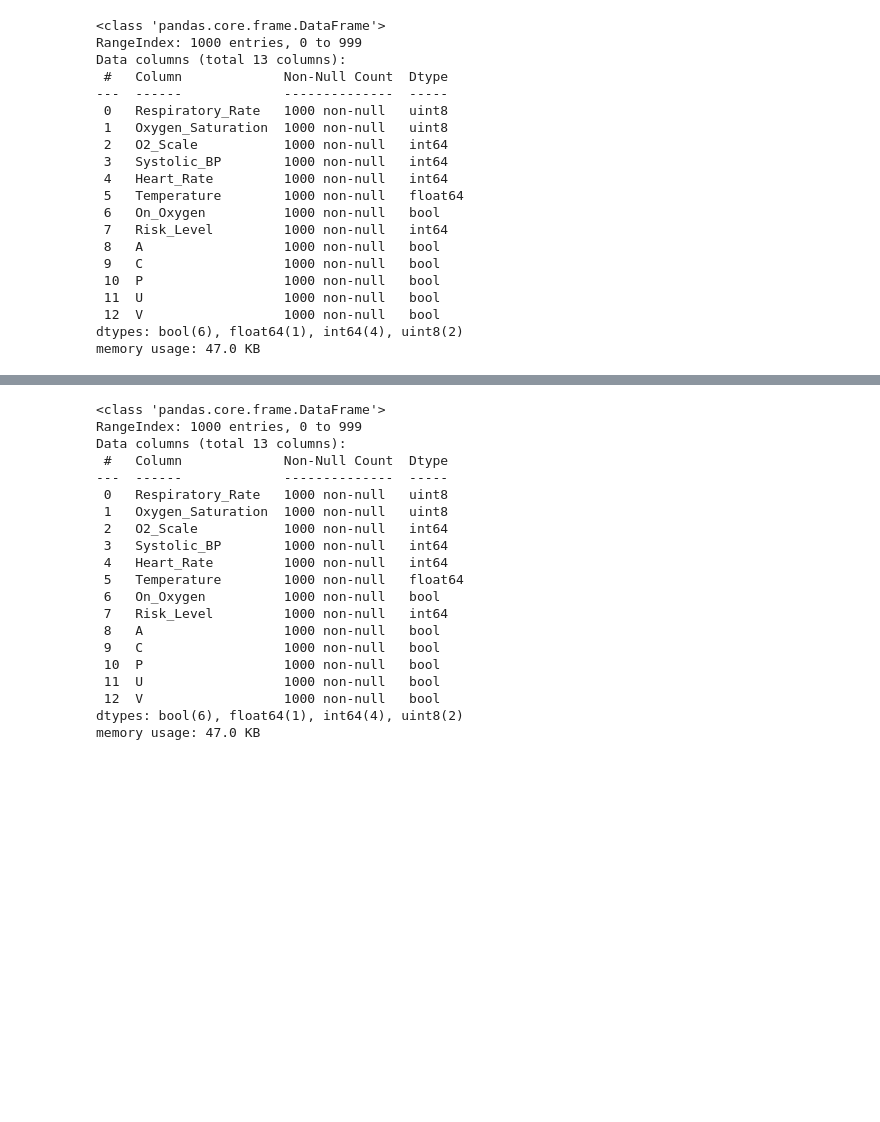
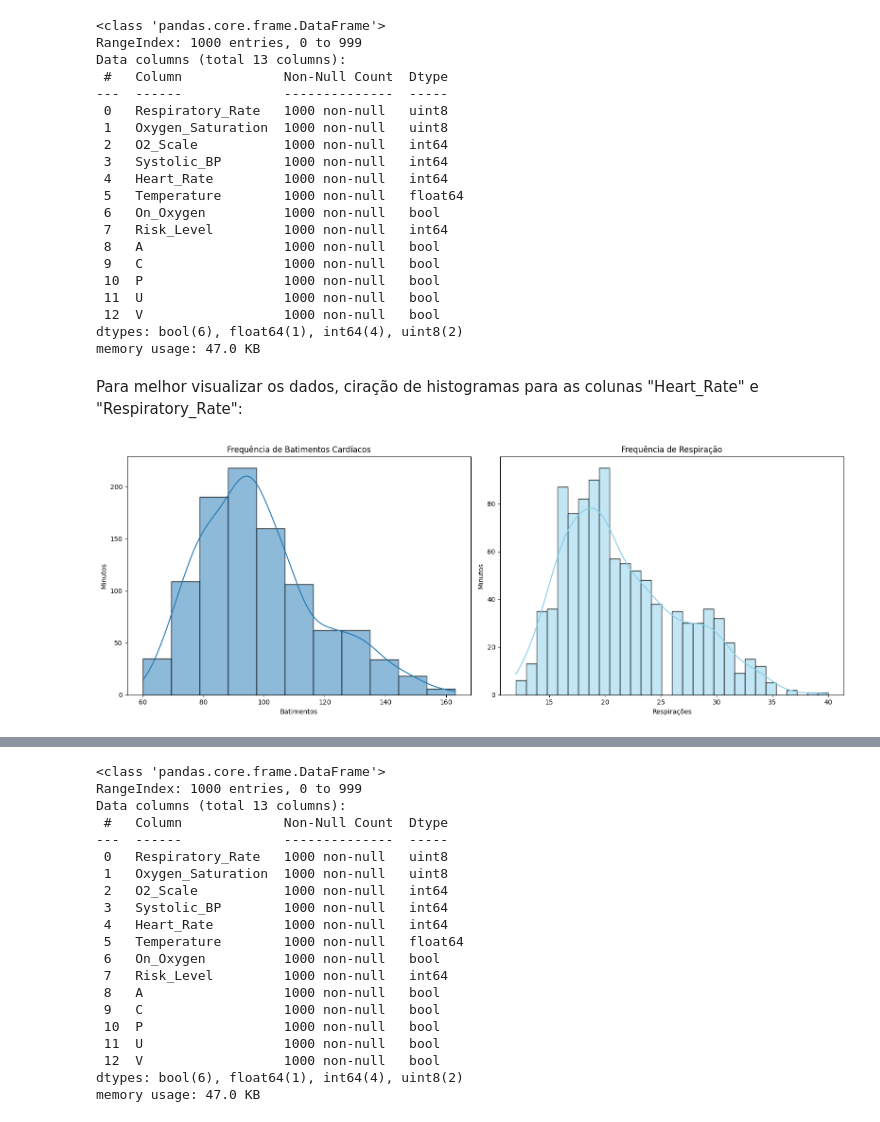
Before and after one commit to linairita/Trainee_Dados, a Jupyter notebook: Atividade1/atividade.ipynb, the cells around one changed output, grey strips where cells are left out. Drawn from its saved outputs; the diff is of its cells as text; code cells hidden in the pictures; blank space fills up the shorter version.

Commit message:
Atualizando dados

```diff
--- a/Atividade1/atividade.ipynb
+++ b/Atividade1/atividade.ipynb
@@ -298,3 +321,22 @@ Data columns (total 13 columns):
  12  V                  1000 non-null   bool
 dtypes: bool(6), float64(1), int64(4), uint8(2)
 memory usage: 47.0 KB
+# %% [markdown]
+Para melhor visualizar os dados, ciração de histogramas para as colunas "Heart_Rate" e "Respiratory_Rate":
+# %%
+fig, axes = plt.subplots(1, 2, figsize=(16, 6))
+
+sns.histplot(df['Heart_Rate'], bins=11, kde=True, ax=axes[0])
+axes[0].set_title('Frequência de Batimentos Cardíacos')
+axes[0].set_xlabel('Batimentos')
+axes[0].set_ylabel('Minutos')
+
+sns.histplot(df['Respiratory_Rate'], bins=30, kde=True, ax=axes[1], color='skyblue')
+axes[1].set_title('Frequência de Respiração')
+axes[1].set_xlabel('Respirações')
+axes[1].set_ylabel("Minutos")
+
+plt.tight_layout()
+plt.show()
+# %% [output]
+[figure, added]
```
Also changed, not shown: parts of 17 cells of this notebook, 1 other file.
